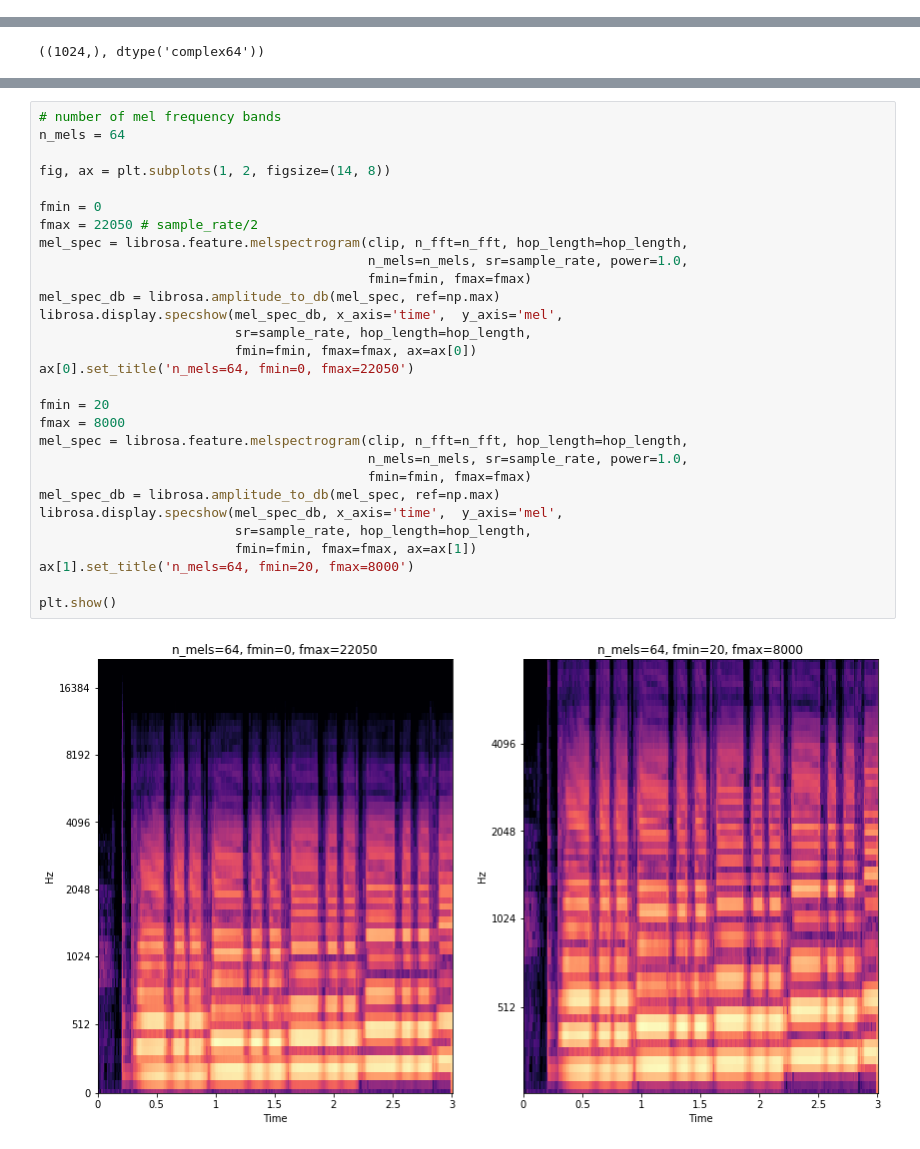
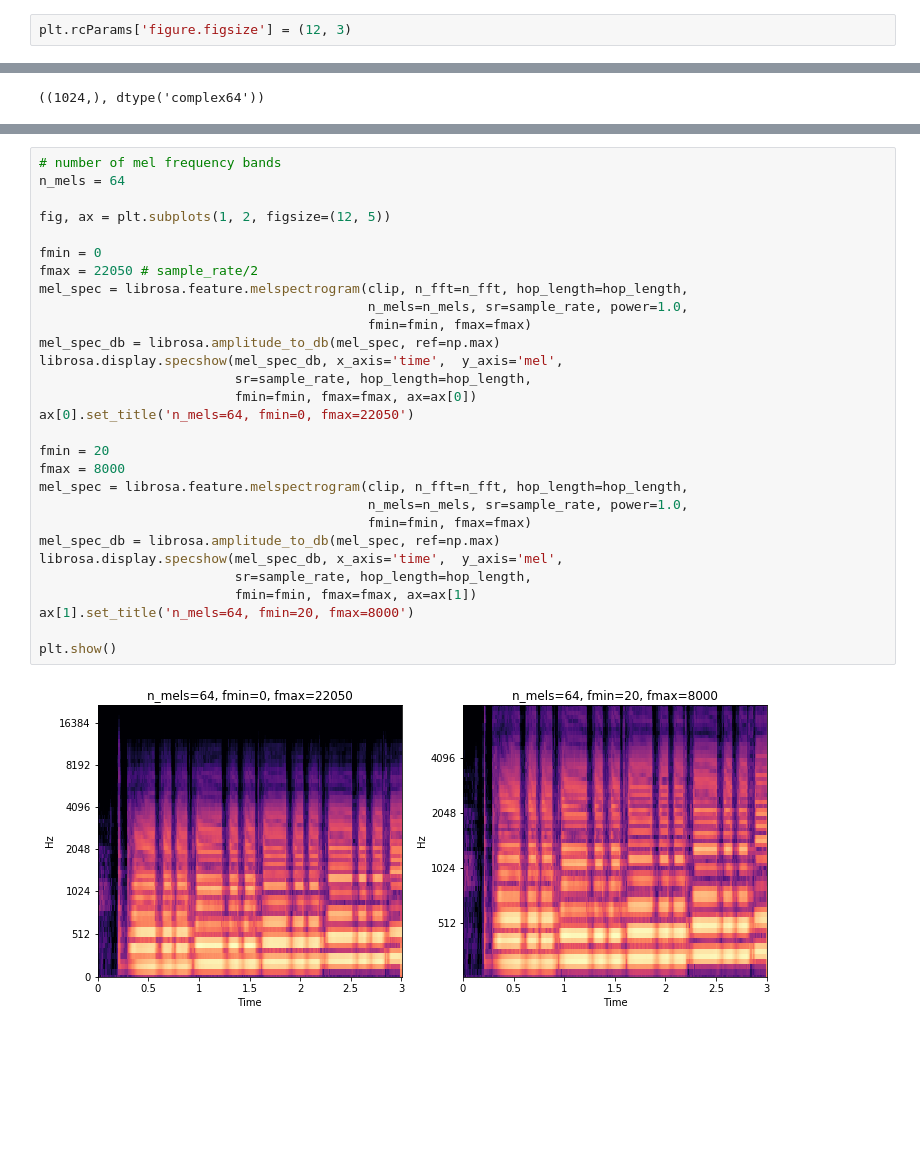
Before and after one commit to jhartquist/fastai_audio, a Jupyter notebook: notebooks/01. Audio, STFT, Melspectrograms with Python.ipynb, the cells around one changed output, grey strips where cells are left out. Drawn from its saved outputs; the diff is of its cells as text; blank space fills up the shorter version.

```diff
--- a/notebooks/01. Audio, STFT, Melspectrograms with Python.ipynb
+++ b/notebooks/01. Audio, STFT, Melspectrograms with Python.ipynb
@@ -13,6 +13,8 @@ import numpy as np
 import pandas as pd
 from scipy.fftpack import fft
 from scipy.signal import get_window
+# %%
+plt.rcParams['figure.figsize'] = (12, 3)
 # %%
 DATA = Path('data')
 AUDIO = DATA/'freesound/audio_44KHz/train'
@@ -129,31 +129,31 @@ plt.title(title.format(n_fft, hop_length,
 # %%
 # number of mel frequency bands
 n_mels = 64
 
-fig, ax = plt.subplots(1, 2, figsize=(14, 8))
+fig, ax = plt.subplots(1, 2, figsize=(12, 5))
 
 fmin = 0
 fmax = 22050 # sample_rate/2
 mel_spec = librosa.feature.melspectrogram(clip, n_fft=n_fft, hop_length=hop_length,
                                           n_mels=n_mels, sr=sample_rate, power=1.0,
                                           fmin=fmin, fmax=fmax)
 mel_spec_db = librosa.amplitude_to_db(mel_spec, ref=np.max)
 librosa.display.specshow(mel_spec_db, x_axis='time',  y_axis='mel',
                          sr=sample_rate, hop_length=hop_length,
                          fmin=fmin, fmax=fmax, ax=ax[0])
 ax[0].set_title('n_mels=64, fmin=0, fmax=22050')
 
 fmin = 20
 fmax = 8000
 mel_spec = librosa.feature.melspectrogram(clip, n_fft=n_fft, hop_length=hop_length,
                                           n_mels=n_mels, sr=sample_rate, power=1.0,
                                           fmin=fmin, fmax=fmax)
 mel_spec_db = librosa.amplitude_to_db(mel_spec, ref=np.max)
 librosa.display.specshow(mel_spec_db, x_axis='time',  y_axis='mel',
                          sr=sample_rate, hop_length=hop_length,
                          fmin=fmin, fmax=fmax, ax=ax[1])
 ax[1].set_title('n_mels=64, fmin=20, fmax=8000')
 
 plt.show()
 # %% [output]
-[figure, old version]
+[figure, new version]
```
Also changed, not shown: parts of 4 cells of this notebook, 1 other file.
